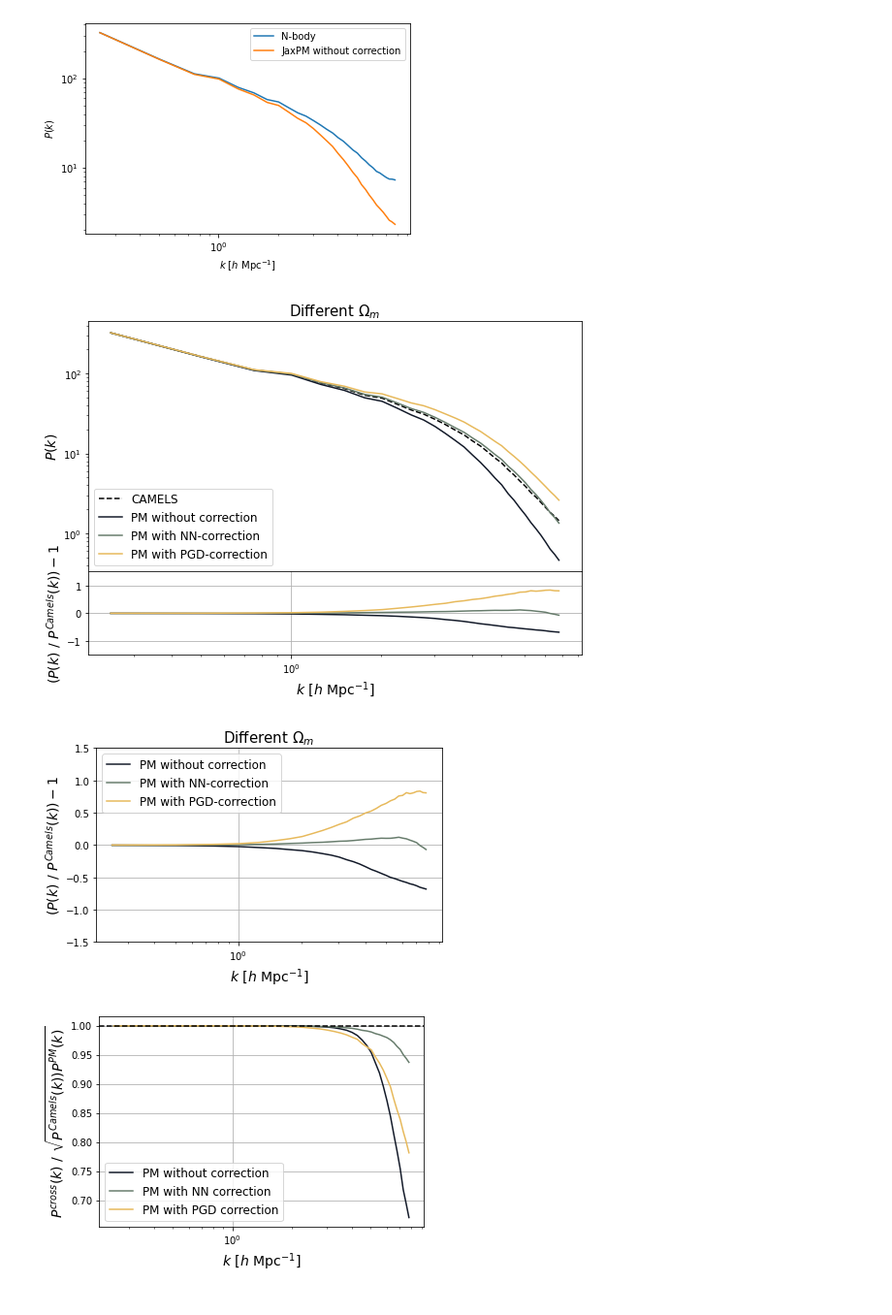
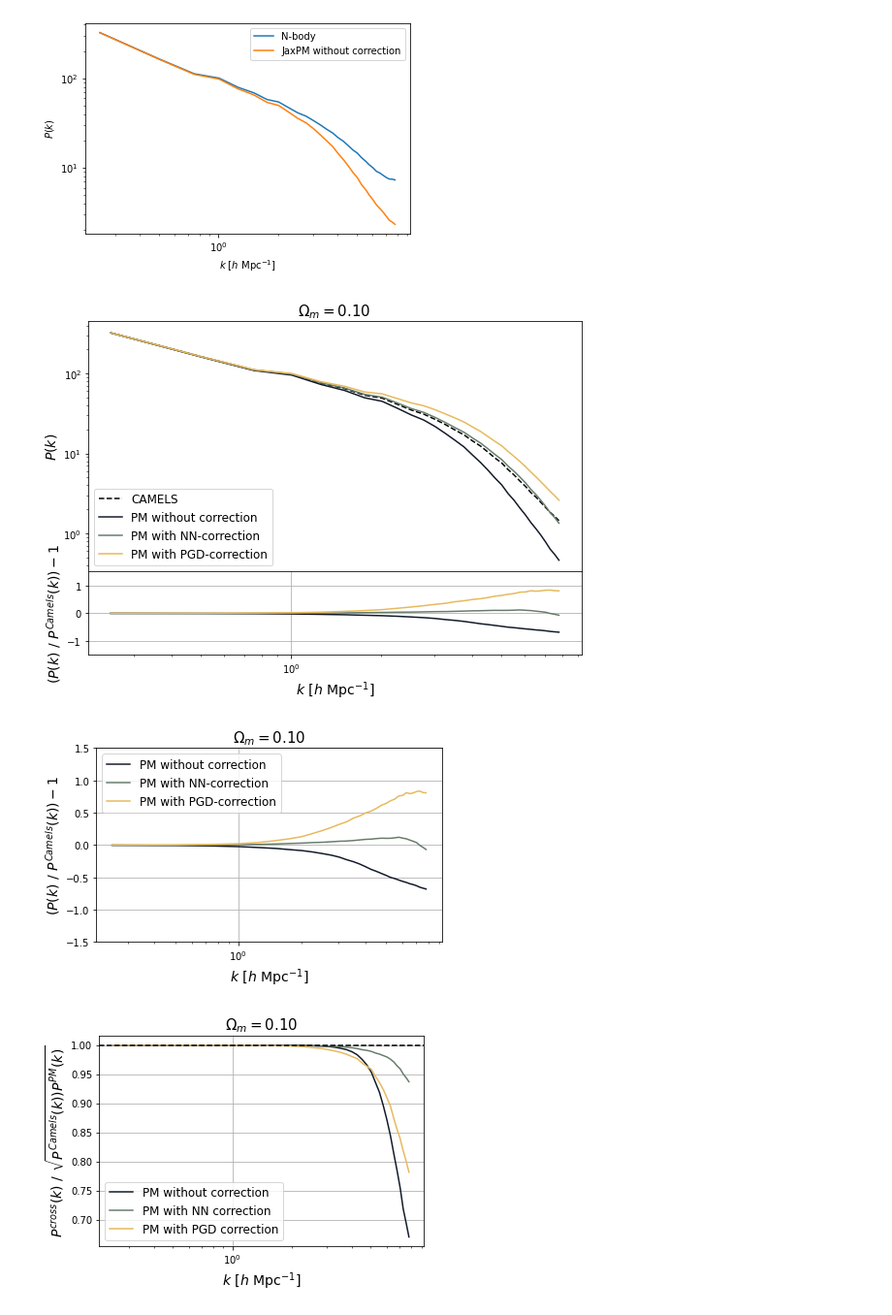
Before and after one commit to DifferentiableUniverseInitiative/jaxpm-paper, a Jupyter notebook: notebooks/NNvsPGD_wrong_cosmo_omega_M.ipynb, the cells around one changed output. Shown at 97% size. Drawn from its saved outputs; the diff is of its cells as text; code cells hidden in the pictures.

Commit message:
new plots

```diff
--- a/notebooks/NNvsPGD_wrong_cosmo_omega_M.ipynb
+++ b/notebooks/NNvsPGD_wrong_cosmo_omega_M.ipynb
@@ -268,13 +268,13 @@ ax1.semilogx(k, (pk_c/pk_ref)-1,label='PM with NN-correction',color=col[2])
 ax1.semilogx(k, (pk_pgd/pk_ref)-1,label='PM with PGD-correction',color=col[3])
 ax1.set_ylabel(r"$ (P(k) \ / \ P^{Camels}(k))-1$",fontsize=14)
 ax1.set_xlabel(r"$k$ [$h \ \mathrm{Mpc}^{-1}$]",fontsize=14)
-ax0.set_title('Different $\Omega_m$',fontsize=15)
+ax0.set_title('$\Omega_m=0.10$ ',fontsize=15)
 ax1.set_ylim(-1.5,1.5)
 plt.tight_layout()
 plt.grid(True)
 plt.savefig('../figures/camels_comparison_residual_diffomega_1P_1_n5.pdf')
 # %% [output]
-[figure, old version]
+[figure, new version]
 # %%
 
 semilogx(k, (pk_i/pk_ref)-1,label='PM without correction',color=col[1])
@@ -282,23 +282,24 @@ semilogx(k, (pk_c/pk_ref)-1,label='PM with NN-correction',color=col[2])
 semilogx(k, (pk_pgd/pk_ref)-1,label='PM with PGD-correction',color=col[3])
 ylabel(r"$ (P(k) \ / \ P^{Camels}(k))-1$",fontsize=14)
 xlabel(r"$k$ [$h \ \mathrm{Mpc}^{-1}$]",fontsize=14)
-title('Different $\Omega_m$',fontsize=15)
+title('$\Omega_m=0.10$',fontsize=15)
 ylim(-1.5,1.5)
 plt.grid(True)
 plt.legend(fontsize='large')
 plt.tight_layout()
 plt.savefig('../figures/camels_residual_diffomega_1P_1_n5.pdf')
 # %% [output]
-[figure, old version]
+[figure, new version]
 # %%
 semilogx(k, cross_i/np.sqrt(pk_ref*pk_i),label='PM without correction',color=col[1])
 semilogx(k, cross_c/np.sqrt(pk_ref*pk_c),label='PM with NN correction',color=col[2])
 semilogx(k, cross_pgd/np.sqrt(pk_ref*pk_pgd),label='PM with PGD correction',color=col[3])
 plt.xlabel(r"$k$ [$h \ \mathrm{Mpc}^{-1}$]",fontsize=14)
 plt.axhline(y=1,color=col[0],linestyle='dashed')
+title('$\Omega_m=0.10$',fontsize=15)
 plt.ylabel(r"$ P^{cross}(k) \ / \ \sqrt{P^{Camels}(k))P^{PM}(k)}$",fontsize=14)
 plt.grid(True)
 legend(fontsize='large')
 plt.savefig('../figures/cross_corr_diffomega_1P_1_n5.pdf')
 # %% [output]
-[figure, old version]
+[figure, new version]
```
Also changed, not shown: parts of 1 cell of this notebook, 8 other files.
